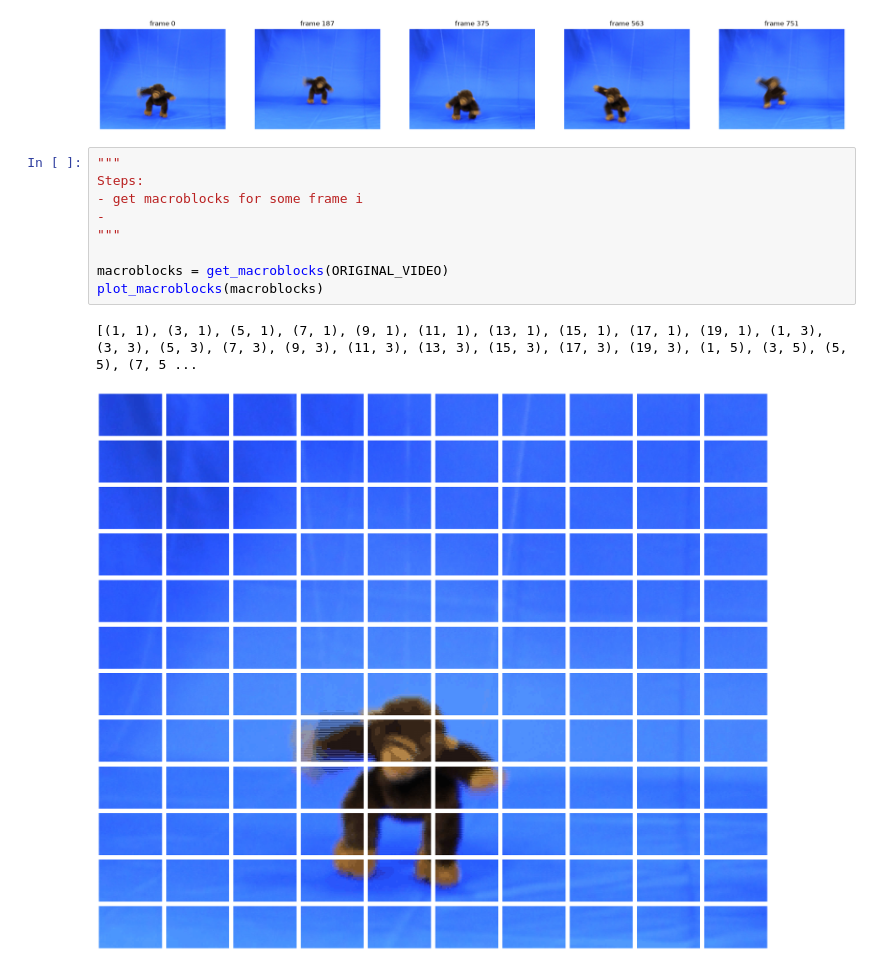
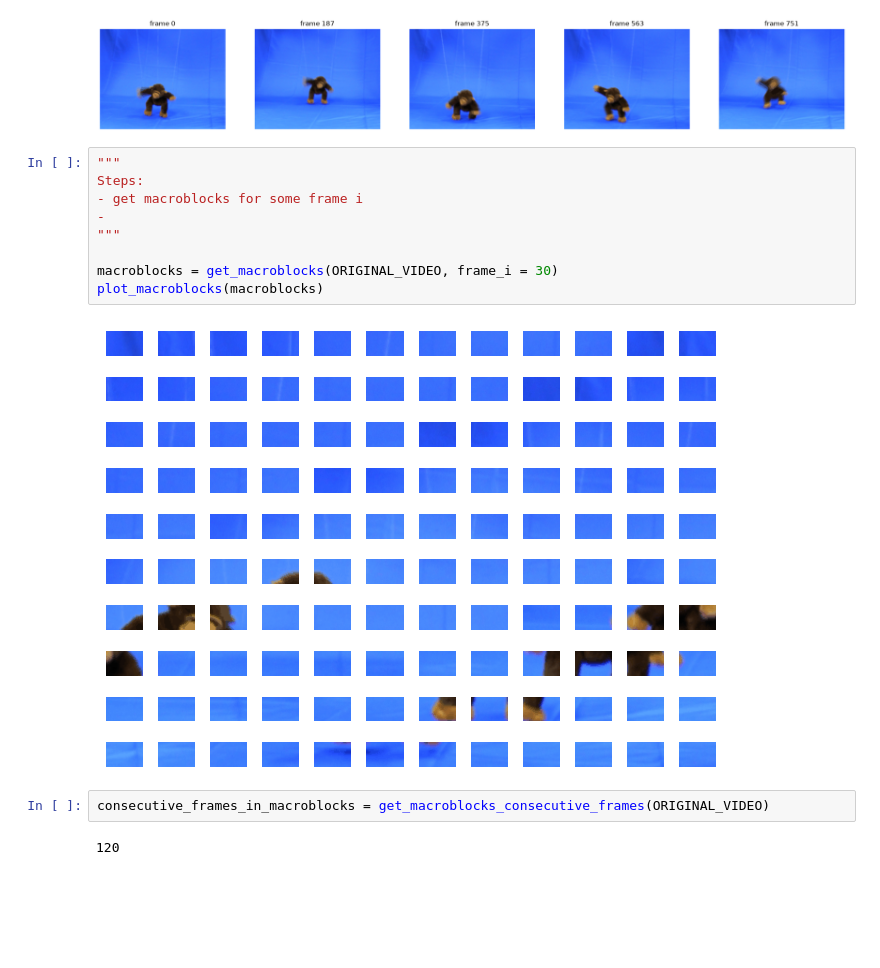
Before and after one commit to marsya-amanda/COMP3419-Python-Labs, a Jupyter notebook: SID530344829_Ass1a/macroblock_motion.ipynb, the cells around one changed output. Cells and saved outputs as stored; diff of their text form; blank space fills up the shorter version.

Commit message:
feat: implemented consecutive_frames_in_macroblocks

```diff
--- a/SID530344829_Ass1a/macroblock_motion.ipynb
+++ b/SID530344829_Ass1a/macroblock_motion.ipynb
@@ -46,12 +47,15 @@ plot_samples(ORIGINAL_VIDEO, count = 5)
 # %%
 """
 Steps:
 - get macroblocks for some frame i
 -
 """
 
-macroblocks = get_macroblocks(ORIGINAL_VIDEO)
+macroblocks = get_macroblocks(ORIGINAL_VIDEO, frame_i = 30)
 plot_macroblocks(macroblocks)
 # %% [output]
-[(1, 1), (3, 1), (5, 1), (7, 1), (9, 1), (11, 1), (13, 1), (15, 1), (17, 1), (19, 1), (1, 3), (3, 3), (5, 3), (7, 3), (9, 3), (11, 3), (13, 3), (15, 3), (17, 3), (19, 3), (1, 5), (3, 5), (5, 5), (7, 5 ...
-[figure, old version]
+[figure, new version]
+# %%
+consecutive_frames_in_macroblocks = get_macroblocks_consecutive_frames(ORIGINAL_VIDEO)
+# %% [output]
+120
```
Also changed, not shown: parts of 1 cell of this notebook, 1 other file.
